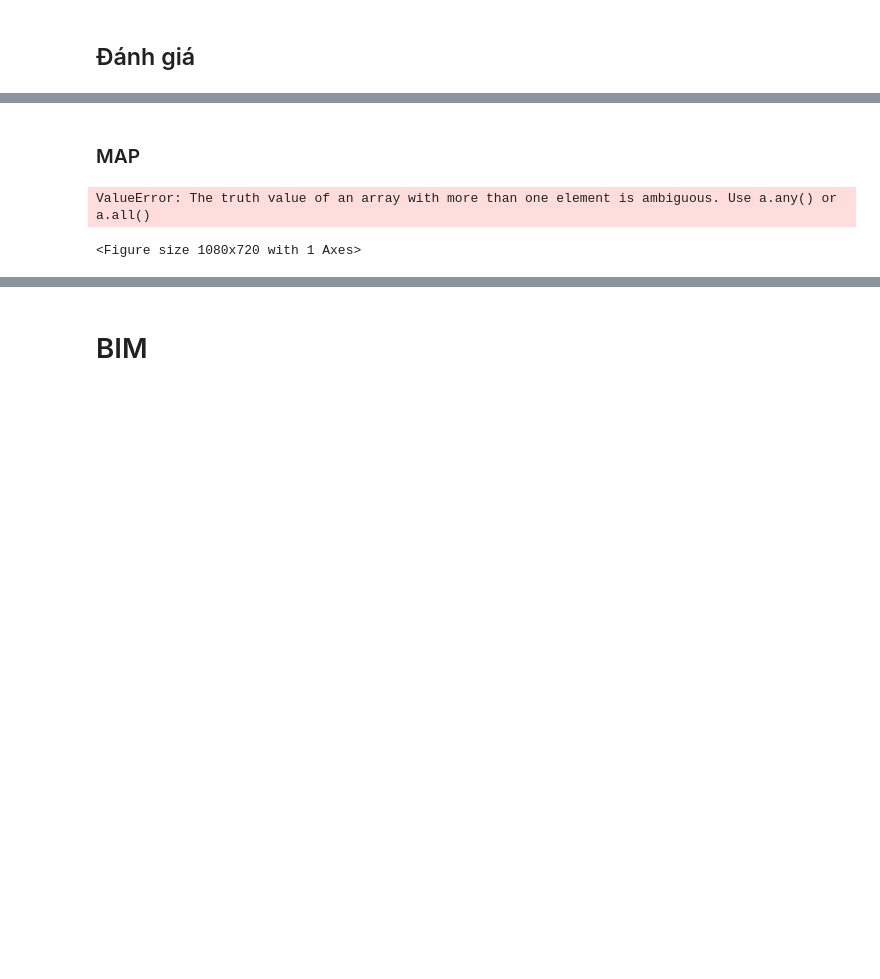
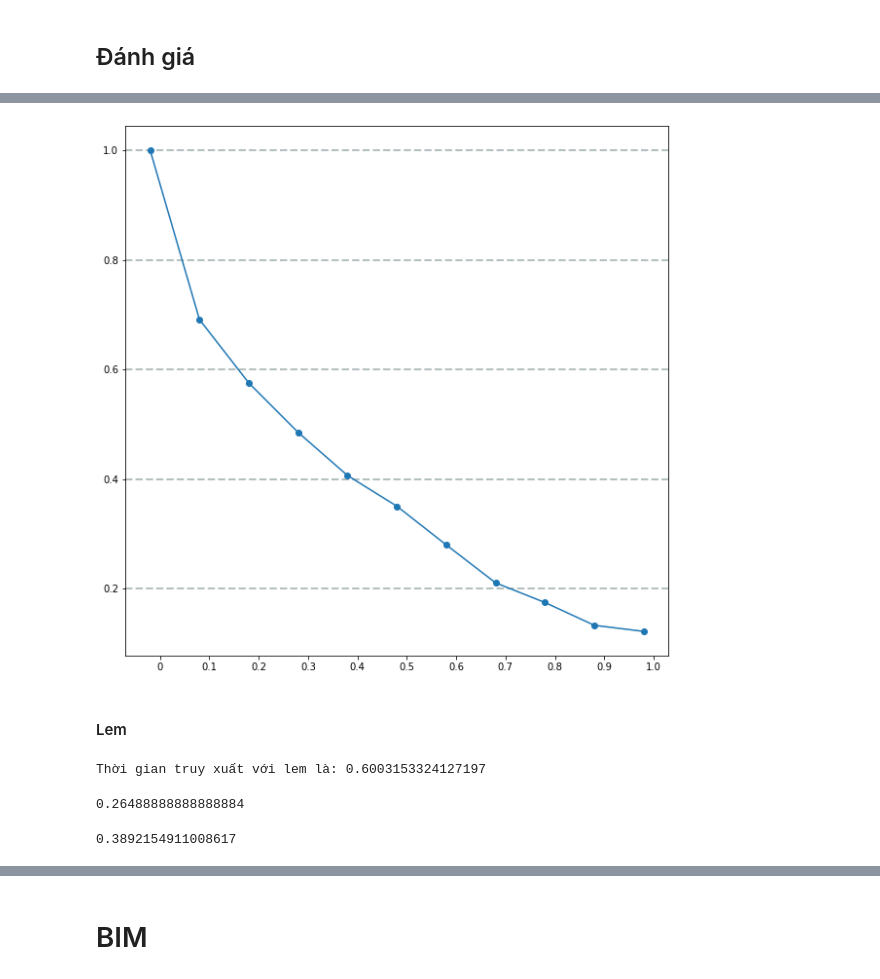
Before and after one commit to sugar6502/Vector-Space-and-Binary-Independence-Model, a Jupyter notebook: report.ipynb, the cells around one changed output, grey strips where cells are left out. Drawn from its saved outputs; the diff is of its cells as text; code cells hidden in the pictures; blank space fills up the shorter version.

```diff
--- a/report.ipynb
+++ b/report.ipynb
@@ -154,3 +380,14 @@ docs = make_docs(txt)
+# %%
+stem_cra = []
+lem_cra = []
+stem_query = []
+lem_query = []
+for i in txt_cra:
+    stem_cra.append(data_pretreated_stem(i))
+    lem_cra.append(data_pretreated_lemma(i))
+for i in query_full:
+    stem_query.append(data_pretreated_stem(i))
+    lem_query.append(data_pretreated_lemma(i))
 # %% [markdown]
 # Vector Space
 # %% [markdown]
@@ -227,6 +448,8 @@ def make_weight_for_vector(index,number):
 # %%
-def normal_weight_vector(index,normal):
-    for word in index:
-        for i in index[word]["Posting"]:
-            i[2] /= normal[i[0]-1]
-    return index
+def vector_qr(query):
+    word = {}
+    for i in query:
+        if i not in word:
+            word[i] = 1
+        else: word[i] +=1
+    return word
@@ -287,0 +479,3 @@ vector_doc = vector_docs(normal_weight,docs,term)
+# %%
+inverted_stem, time_stem = make_inverted(stem_cra)
+inverted_lem, time_lem = make_inverted(lem_cra)
@@ -290,9 +508,12 @@ vector_doc = vector_docs(normal_weight,docs,term)
 # %%
+start = time.time()
 score_vp_recall = []
 score_vp_pre = []
 score_inter = []
-for i in range (0,len(query_full)):
-    y_sp = vector_space(query_full[i],normal_weight,docs,term,vector_doc)
-    score_vp_pre.append(cal_precision(y_sp,result[i]))
-    score_vp_recall.append(cal_recall(y_sp,result[i]))
-    score_inter.append(interpolation(np.array(y_sp)[:,0],result[i]))
+for i in range (0,len(stem_query)):
+    y_sp = vector_space(stem_query[i],txt,inverted_stem)
+    score_vp_pre.append(cal_precision(y_sp,result_cra[i]))
+    score_vp_recall.append(cal_recall(y_sp,result_cra[i]))
+    score_inter.append(interpolation(np.array(y_sp)[:,0],result_cra[i]))
+end = time.time()
+print("Thời gian truy xuất với stem là:", end - start)
@@ -311,19 +530,42 @@ np.mean(score_vp_recall)
-# %% [markdown]
-### MAP
 # %%
 map = []
 for i in range(0,11):
     map.append(np.mean(np.array(score_inter)[:,i]))
 # %%
 width = 0.2
-fig = plt.figure(figsize = (15, 10))
+fig = plt.figure(figsize = (10, 10))
+
 plt.grid(color='#95a5a6', linestyle='--', linewidth=2, axis='y', alpha=0.7)
 plt.plot(np.arange(len(map)),map,marker = 'o')
 
-plt.yticks([[0, 0.1, 0.2, 0.3, 0.4, 0.5, 0.6, 0.7, 0.8, 0.9, 1.0]])
+
 plt.xticks([r + width for r in range(len(map))],
     [0, 0.1, 0.2, 0.3, 0.4, 0.5, 0.6, 0.7, 0.8, 0.9, 1.0])
 plt.show()
 # %% [output]
-ValueError: The truth value of an array with more than one element is ambiguous. Use a.any() or a.all()
-<Figure size 1080x720 with 1 Axes>
+[figure, added]
+# %% [markdown]
+#### Lem
+# %%
+start = time.time()
+score_vp_recall = []
+score_vp_pre = []
+score_inter = []
+for i in range (0,len(lem_query)):
+    y_sp = vector_space(lem_query[i],txt,inverted_lem)
+    score_vp_pre.append(cal_precision(y_sp,result_cra[i]))
+    score_vp_recall.append(cal_recall(y_sp,result_cra[i]))
+
+    score_inter.append(interpolation(np.array(y_sp)[:,0],result_cra[i]))
+end = time.time()
+print("Thời gian truy xuất với lem là:", end - start)
+# %% [output]
+Thời gian truy xuất với lem là: 0.6003153324127197
+# %%
+np.mean(score_vp_pre)
+# %% [output]
+0.26488888888888884
+# %%
+np.mean(score_vp_recall)
+# %% [output]
+0.3892154911008617
```
Also changed, not shown: parts of 74 cells of this notebook, 55 other files.
